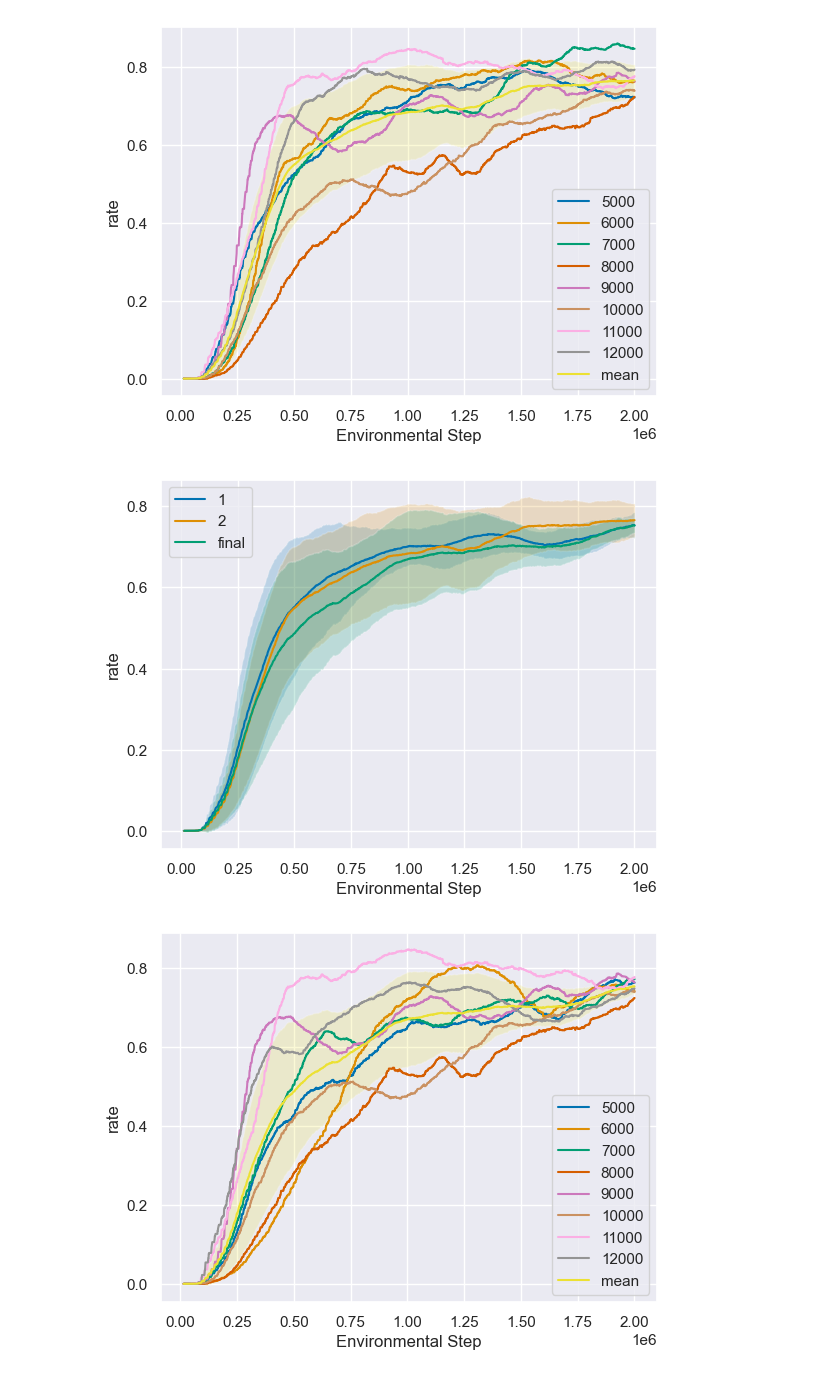
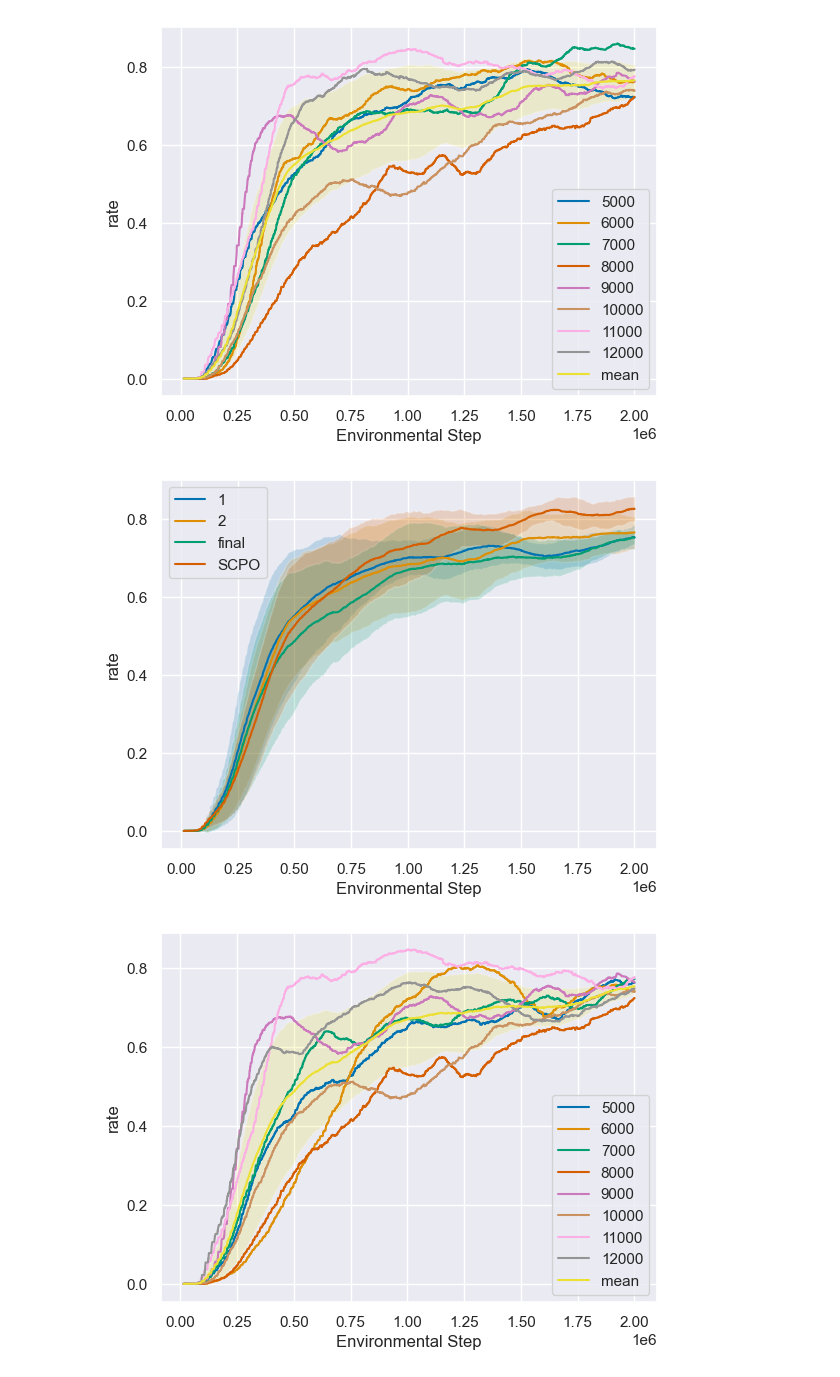
Before and after one commit to jimmydengpeng/MARLPO, a Jupyter notebook: plot2.ipynb, the cells around one changed output. Cells and saved outputs as stored; diff of their text form; code cells hidden in the pictures.

```diff
--- a/plot2.ipynb
+++ b/plot2.ipynb
@@ -82,9 +82,11 @@ plot_sep_mean(copo_inter2)
 # %%
 plot_one_exp(copo_inter, exp_label='1')
 plot_one_exp(copo_inter2, exp_label='2')
 plot_one_exp(copo_inter_final, exp_label='final')
+scpo_dir = 'exp_SCPO/SUCCESS/SCPO_Inter_30agents_2M_(8workers)_2e6_8seeds'
+plot_one_exp(scpo_dir, exp_label='SCPO')
 # %% [output]
-[figure, old version]
+[figure, new version]
 # %%
 copo_inter_final = 'exp_CoPO/CoPO_Inter_30agents_8workers_2M_lr=3e-5[Mac]-final'
 # plot_one_exp(copo_inter_final, exp_label='final')
```
Also changed, not shown: parts of 4 cells of this notebook, 3 other files.
